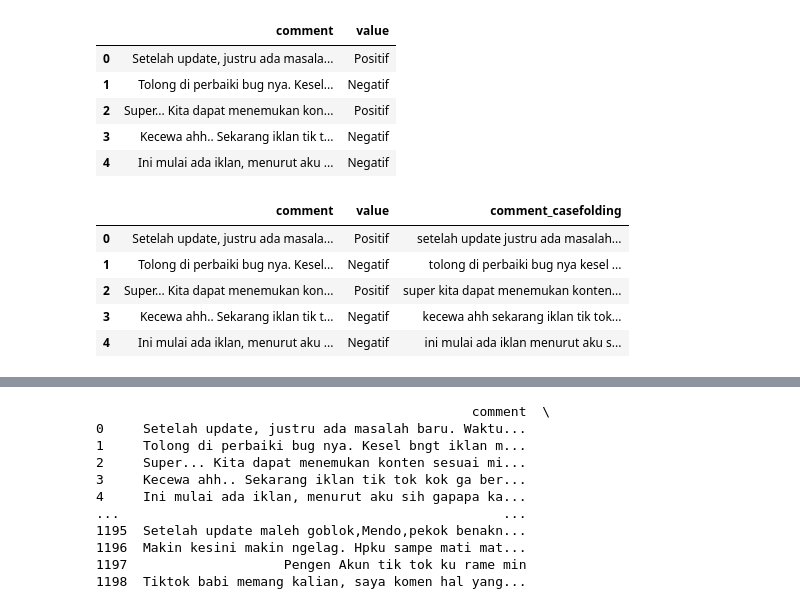
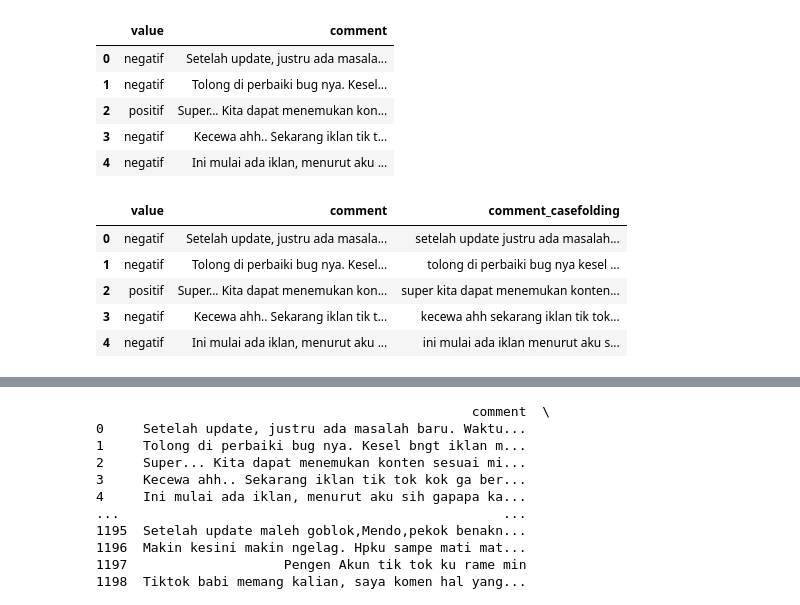
Before and after one commit to sitivio/vio, a Jupyter notebook: pre-processing.ipynb, the cells around one changed output, grey strips where cells are left out. Drawn from its saved outputs; the diff is of its cells as text; code cells hidden in the pictures.

```diff
--- a/pre-processing.ipynb
+++ b/pre-processing.ipynb
@@ -7,15 +7,15 @@ import pandas as pd
 import numpy as np
 import xgboost as xgb
 # %%
-data = pd.read_csv('data_scraping.csv', sep=',', encoding='utf-8')
+data = pd.read_csv('labeling.csv', sep=',', encoding='utf-8')
 data.head()
 # %% [output]
-|  | comment | value |
-| 0 | Setelah update, justru ada masala... | Positif |
-| 1 | Tolong di perbaiki bug nya. Kesel... | Negatif |
-| 2 | Super... Kita dapat menemukan kon... | Positif |
-| 3 | Kecewa ahh.. Sekarang iklan tik t... | Negatif |
-| 4 | Ini mulai ada iklan, menurut aku ... | Negatif |
+|  | value | comment |
+| 0 | negatif | Setelah update, justru ada masala... |
+| 1 | negatif | Tolong di perbaiki bug nya. Kesel... |
+| 2 | positif | Super... Kita dapat menemukan kon... |
+| 3 | negatif | Kecewa ahh.. Sekarang iklan tik t... |
+| 4 | negatif | Ini mulai ada iklan, menurut aku ... |
 # %%
 #presos case folding
 import re
@@ -27,9 +27,9 @@ def casefolding(comment):
 data['comment_casefolding'] = data['comment'].apply(casefolding)
 data.head()
 # %% [output]
-|  | comment | value | comment_casefolding |
-| 0 | Setelah update, justru ada masala... | Positif | setelah update justru ada masalah... |
-| 1 | Tolong di perbaiki bug nya. Kesel... | Negatif | tolong di perbaiki bug nya kesel ... |
-| 2 | Super... Kita dapat menemukan kon... | Positif | super kita dapat menemukan konten... |
-| 3 | Kecewa ahh.. Sekarang iklan tik t... | Negatif | kecewa ahh sekarang iklan tik tok... |
-| 4 | Ini mulai ada iklan, menurut aku ... | Negatif | ini mulai ada iklan menurut aku s... |
+|  | value | comment | comment_casefolding |
+| 0 | negatif | Setelah update, justru ada masala... | setelah update justru ada masalah... |
+| 1 | negatif | Tolong di perbaiki bug nya. Kesel... | tolong di perbaiki bug nya kesel ... |
+| 2 | positif | Super... Kita dapat menemukan kon... | super kita dapat menemukan konten... |
+| 3 | negatif | Kecewa ahh.. Sekarang iklan tik t... | kecewa ahh sekarang iklan tik tok... |
+| 4 | negatif | Ini mulai ada iklan, menurut aku ... | ini mulai ada iklan menurut aku s... |
```
Also changed, not shown: parts of 10 cells of this notebook.
